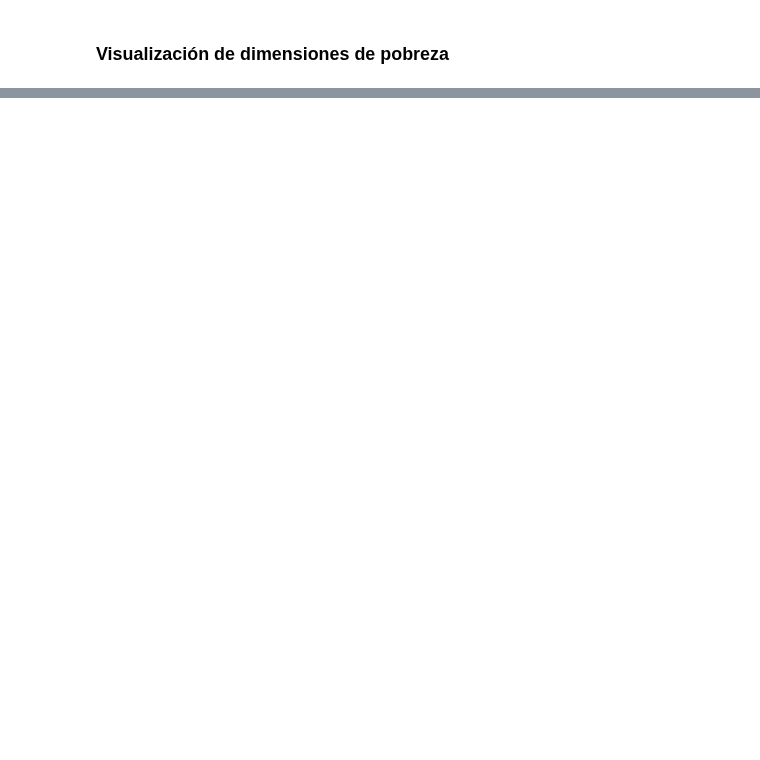
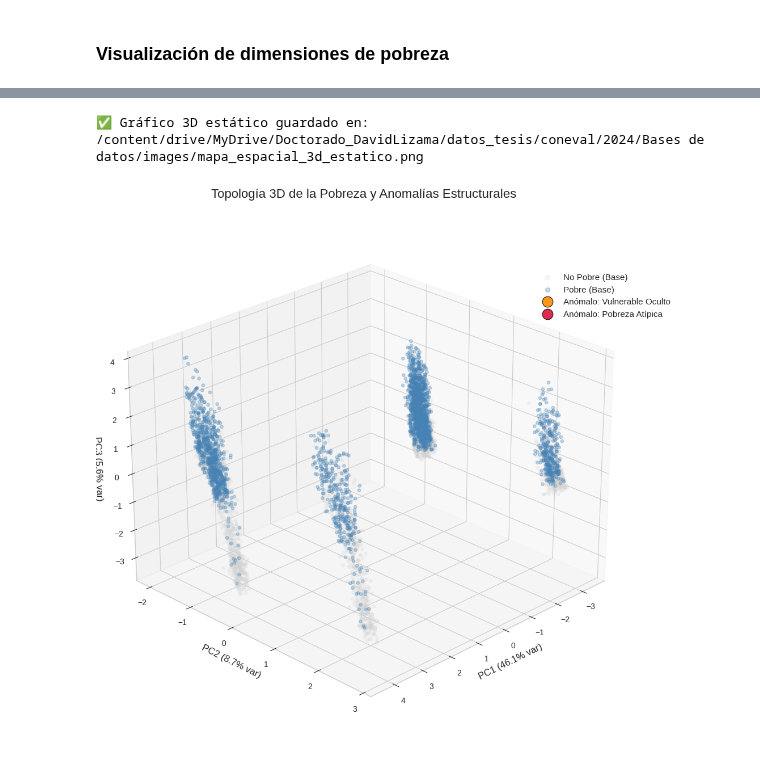
Before and after one commit to LizamaD/Cap3_MedicionPobreza, a Jupyter notebook: notebooks/resultados.ipynb, the cells around one changed output, grey strips where cells are left out. Drawn from its saved outputs; the diff is of its cells as text; code cells hidden in the pictures; blank space fills up the shorter version.

```diff
--- a/notebooks/resultados.ipynb
+++ b/notebooks/resultados.ipynb
@@ -387,0 +1082,64 @@ plt.show()
+# %%
+import matplotlib.pyplot as plt
+import os
+
+# --- 1. Configurar la figura 3D ---
+fig = plt.figure(figsize=(14, 12))
+ax = fig.add_subplot(111, projection='3d')
+
+# --- 2. Separar las máscaras lógicas ---
+mask_np = df_plot_3d['Grupo'] == '1. No Pobre (Base)'
+mask_p = df_plot_3d['Grupo'] == '2. Pobre (Base)'
+mask_anom_np = df_plot_3d['Grupo'] == '3. Anómalo: No Pobre (Posible Vulnerable)'
+mask_anom_p = df_plot_3d['Grupo'] == '4. Anómalo: Pobre (Atípico/Extremo)'
+
+# --- 3. Graficar las capas (Ordenadas por profundidad visual) ---
+# Capa 1: No Pobres (Fondo)
+ax.scatter(df_plot_3d.loc[mask_np, 'PC1'],
+           df_plot_3d.loc[mask_np, 'PC2'],
+           df_plot_3d.loc[mask_np, 'PC3'],
+           c='lightgray', s=15, alpha=0.2, label='No Pobre (Base)')
+
+# Capa 2: Pobres
+ax.scatter(df_plot_3d.loc[mask_p, 'PC1'],
+           df_plot_3d.loc[mask_p, 'PC2'],
+           df_plot_3d.loc[mask_p, 'PC3'],
+           c='steelblue', s=15, alpha=0.3, label='Pobre (Base)')
+
+# Capa 3: Anomalías No Pobres (Vulnerables ocultos)
+ax.scatter(df_plot_3d.loc[mask_anom_np, 'PC1'],
+           df_plot_3d.loc[mask_anom_np, 'PC2'],
+           df_plot_3d.loc[mask_anom_np, 'PC3'],
+           c='darkorange', s=80, alpha=0.9, edgecolors='black', linewidth=0.8,
+           label='Anómalo: Vulnerable Oculto')
+
+# Capa 4: Anomalías Pobres (Extrema / Atípica)
+ax.scatter(df_plot_3d.loc[mask_anom_p, 'PC1'],
+           df_plot_3d.loc[mask_anom_p, 'PC2'],
+           df_plot_3d.loc[mask_anom_p, 'PC3'],
+           c='crimson', s=80, alpha=0.9, edgecolors='black', linewidth=0.8,
+           label='Anómalo: Pobreza Atípica')
+
+# --- 4. Formato y Ángulo de Cámara ---
+ax.set_title('Topología 3D de la Pobreza y Anomalías Estructurales', fontsize=16, pad=20)
+ax.set_xlabel(f'PC1 ({pca_3d.explained_variance_ratio_[0]:.1%} var)', fontsize=12)
+ax.set_ylabel(f'PC2 ({pca_3d.explained_variance_ratio_[1]:.1%} var)', fontsize=12)
+ax.set_zlabel(f'PC3 ({pca_3d.explained_variance_ratio_[2]:.1%} var)', fontsize=12)
+
+# Ajuste de la leyenda
+ax.legend(loc='upper right', bbox_to_anchor=(1.1, 0.9), markerscale=1.5, fontsize=11)
+
+# TIP: Modifica estos dos valores para "rotar" el gráfico
+# elev: Ángulo de elevación (arriba/abajo)
+# azim: Ángulo azimutal (giro izquierda/derecha)
+ax.view_init(elev=25., azim=45)
+
+# --- 5. Guardar ---
+ruta_grafico_3d_estatico = os.path.join(BASE_DIR, 'mapa_espacial_3d_estatico.png')
+plt.savefig(ruta_grafico_3d_estatico, dpi=300, bbox_inches='tight')
+print(f"✅ Gráfico 3D estático guardado en: {ruta_grafico_3d_estatico}")
+
+plt.show()
+# %% [output]
+✅ Gráfico 3D estático guardado en: /content/drive/MyDrive/Doctorado_DavidLizama/datos_tesis/coneval/2024/Bases de datos/images/mapa_espacial_3d_estatico.png
+[figure, added]
```
Also changed, not shown: parts of 25 cells of this notebook, 2 other files.
